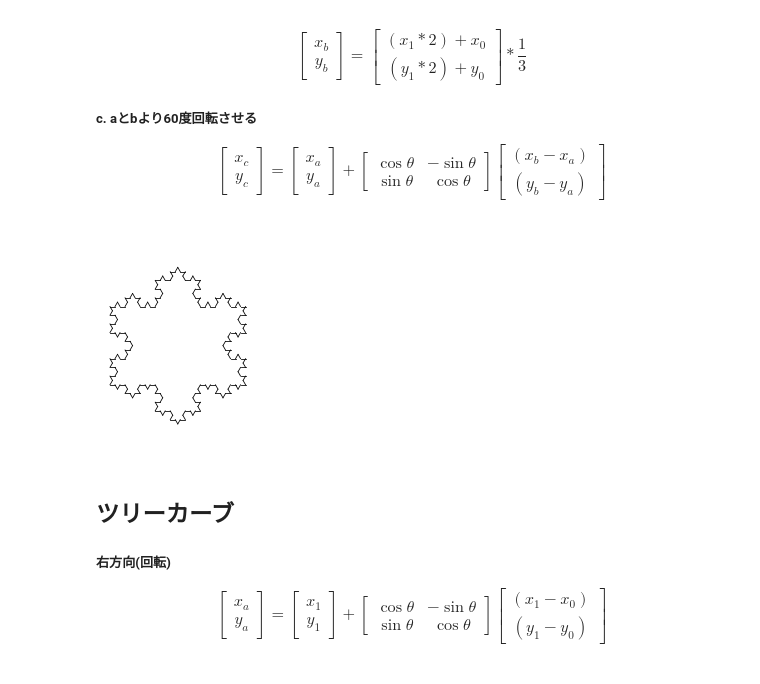
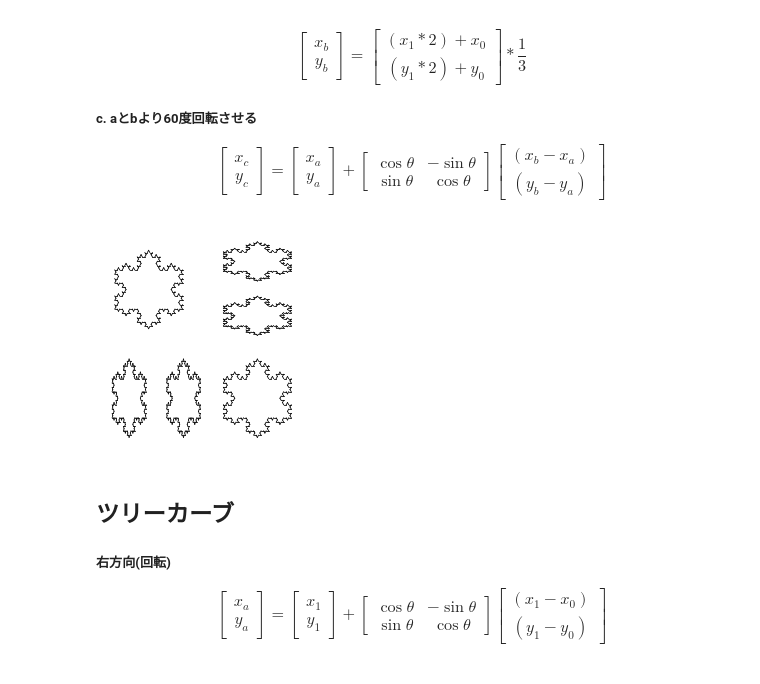
Before and after one commit to hidekuno/jupyter-sicp, a Jupyter notebook: picture-language-numpy.ipynb, the cells around one changed output. Cells and saved outputs as stored; diff of their text form; code cells hidden in the pictures.

```diff
--- a/picture-language-numpy.ipynb
+++ b/picture-language-numpy.ipynb
@@ -360,12 +360,9 @@ def koch(n):
 # %%
 draw_init()
 frame = make_frame(make_vect(0, 0),make_vect(1, 0),make_vect(0, 1))
-transform_painter(koch(4),
-                  make_vect(0.0, 0.0),
-                  make_vect(1.0, 0.0),
-                  make_vect(0.0, 1.0))(frame)
+corner_split(koch(4),1)(frame)
 # %% [output]
-[figure, old version]
+[figure, new version]
 # %% [markdown]
 ## ツリーカーブ
 
```
Also changed, not shown: parts of 4 cells of this notebook, 1 other file.
